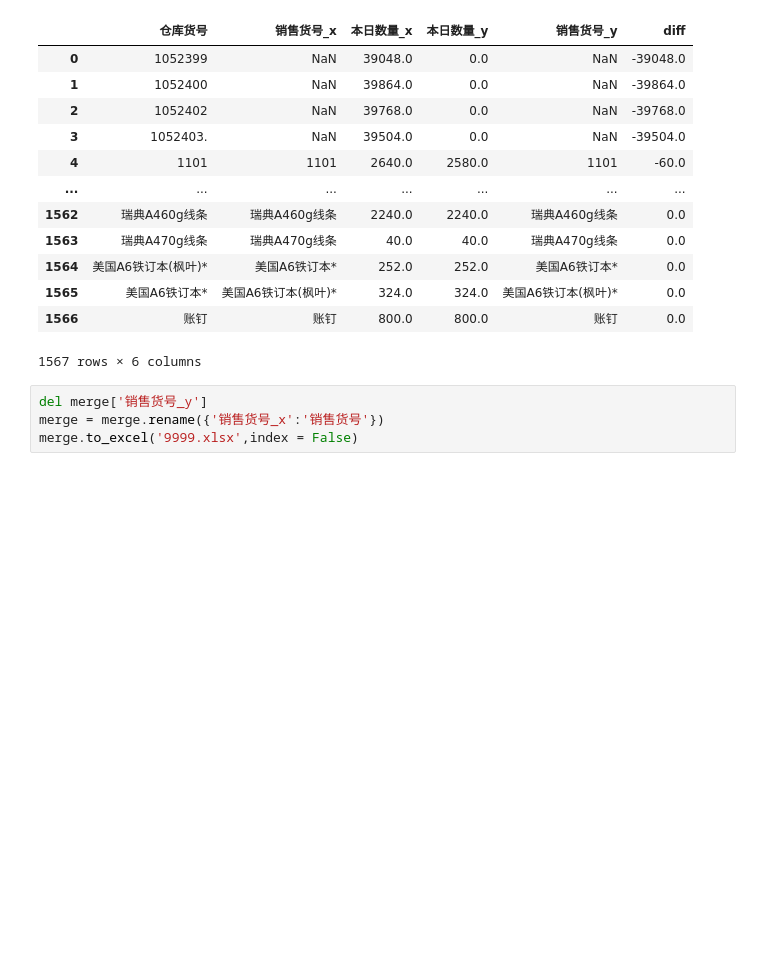
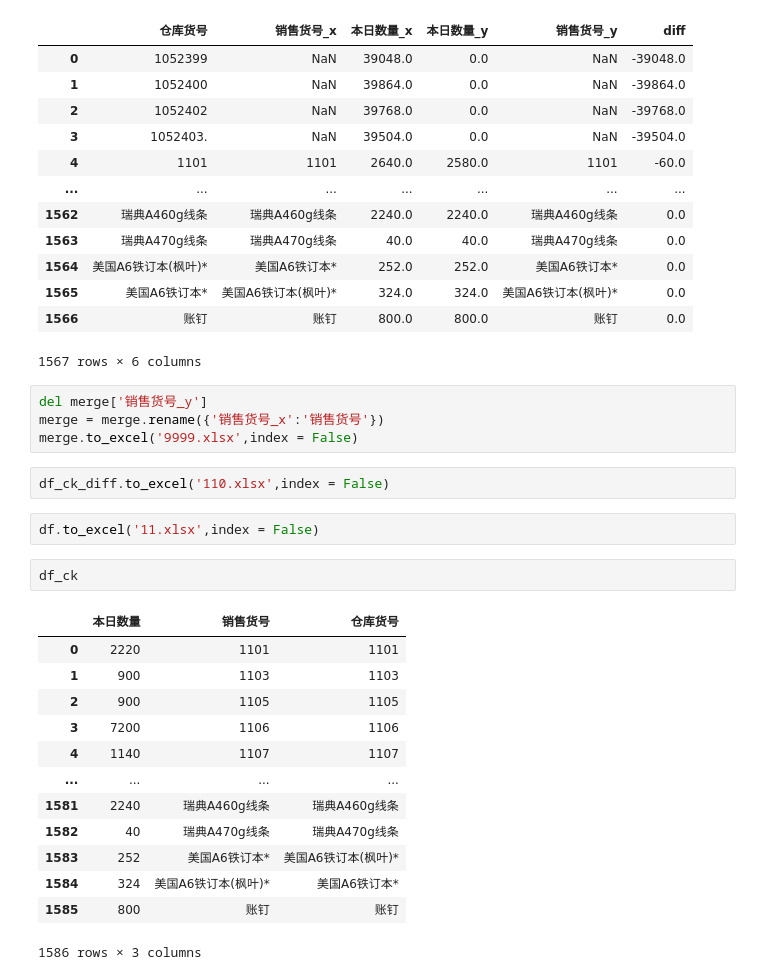
Before and after one commit to reddatetea/fish, a Jupyter notebook: TcloudChangkuXiaoshou.ipynb, the cells around one changed output. Drawn from its saved outputs; the diff is of its cells as text; blank space fills up the shorter version.

```diff
--- a/TcloudChangkuXiaoshou.ipynb
+++ b/TcloudChangkuXiaoshou.ipynb
@@ -379,3 +362,23 @@ merge
 del merge['销售货号_y']
 merge = merge.rename({'销售货号_x':'销售货号'})
 merge.to_excel('9999.xlsx',index = False)
+# %%
+df_ck_diff.to_excel('110.xlsx',index = False)
+# %%
+df.to_excel('11.xlsx',index = False)
+# %%
+df_ck
+# %% [output]
+|  | 本日数量 | 销售货号 | 仓库货号 |
+| 0 | 2220 | 1101 | 1101 |
+| 1 | 900 | 1103 | 1103 |
+| 2 | 900 | 1105 | 1105 |
+| 3 | 7200 | 1106 | 1106 |
+| 4 | 1140 | 1107 | 1107 |
+| ... | ... | ... | ... |
+| 1581 | 2240 | 瑞典A460g线条 | 瑞典A460g线条 |
+| 1582 | 40 | 瑞典A470g线条 | 瑞典A470g线条 |
+| 1583 | 252 | 美国A6铁订本* | 美国A6铁订本(枫叶)* |
+| 1584 | 324 | 美国A6铁订本(枫叶)* | 美国A6铁订本* |
+| 1585 | 800 | 账钉 | 账钉 |
+1586 rows × 3 columns
```
Also changed, not shown: parts of 13 cells of this notebook, 12 other files.
